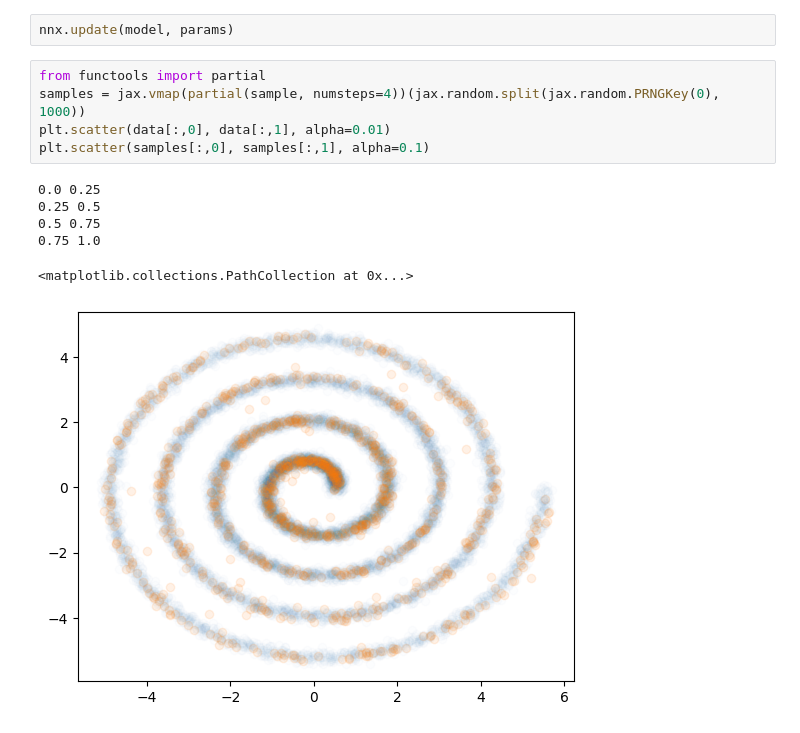
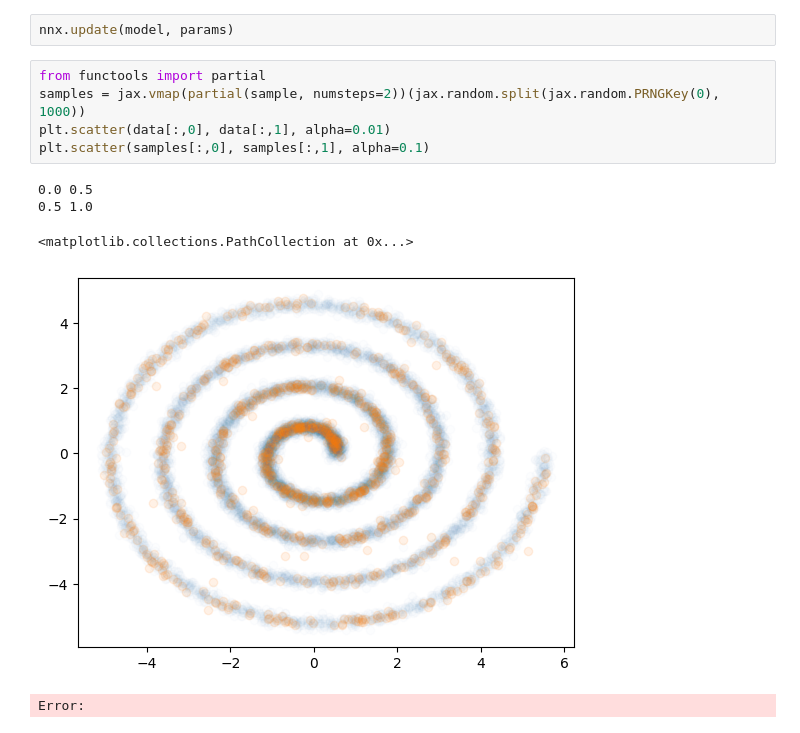
Before and after one commit to mackelab/probjax, a Jupyter notebook: examples/nn/flows/mean_flow_matching.ipynb, the cells around one changed output. Cells and saved outputs as stored; diff of their text form.

```diff
--- a/examples/nn/flows/mean_flow_matching.ipynb
+++ b/examples/nn/flows/mean_flow_matching.ipynb
@@ -168,13 +169,12 @@ for i in range(400):
 nnx.update(model, params)
 # %%
 from functools import partial
-samples = jax.vmap(partial(sample, numsteps=4))(jax.random.split(jax.random.PRNGKey(0), 1000))
+samples = jax.vmap(partial(sample, numsteps=2))(jax.random.split(jax.random.PRNGKey(0), 1000))
 plt.scatter(data[:,0], data[:,1], alpha=0.01)
 plt.scatter(samples[:,0], samples[:,1], alpha=0.1)
 # %% [output]
-0.0 0.25
-0.25 0.5
-0.5 0.75
-0.75 1.0
+0.0 0.5
+0.5 1.0
 <matplotlib.collections.PathCollection at 0x...>
-[figure, old version]
+[figure, new version]
+Error:
```
Also changed, not shown: parts of 1 cell of this notebook, 1 other file.
